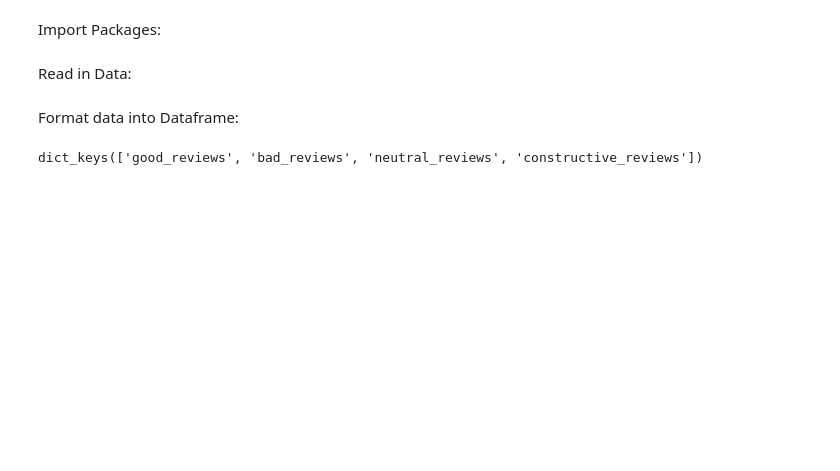
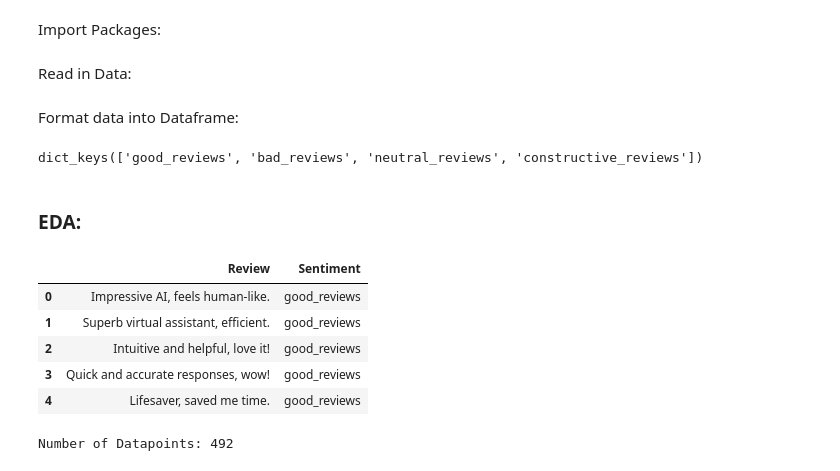
Before and after one commit to tajpatel58/ChatbotReviewer, a Jupyter notebook: Exploration/eda.ipynb, the cells around one changed output. Drawn from its saved outputs; the diff is of its cells as text; code cells hidden in the pictures; blank space fills up the shorter version.

```diff
--- a/Exploration/eda.ipynb
+++ b/Exploration/eda.ipynb
@@ -29,3 +42,19 @@ for label, reviews_list in data.items():
     data_dfs.append(sub_df)
 
 reviews_df = pd.concat(data_dfs, axis=0)
+# %% [markdown]
+### EDA:
+# %%
+reviews_df.head()
+# %% [output]
+|  | Review | Sentiment |
+| 0 | Impressive AI, feels human-like. | good_reviews |
+| 1 | Superb virtual assistant, efficient. | good_reviews |
+| 2 | Intuitive and helpful, love it! | good_reviews |
+| 3 | Quick and accurate responses, wow! | good_reviews |
+| 4 | Lifesaver, saved me time. | good_reviews |
+# %%
+reviews_df.shape
+print(f"Number of Datapoints: {reviews_df.shape[0]}")
+# %% [output]
+Number of Datapoints: 492
```
Also changed, not shown: parts of 8 cells of this notebook.
